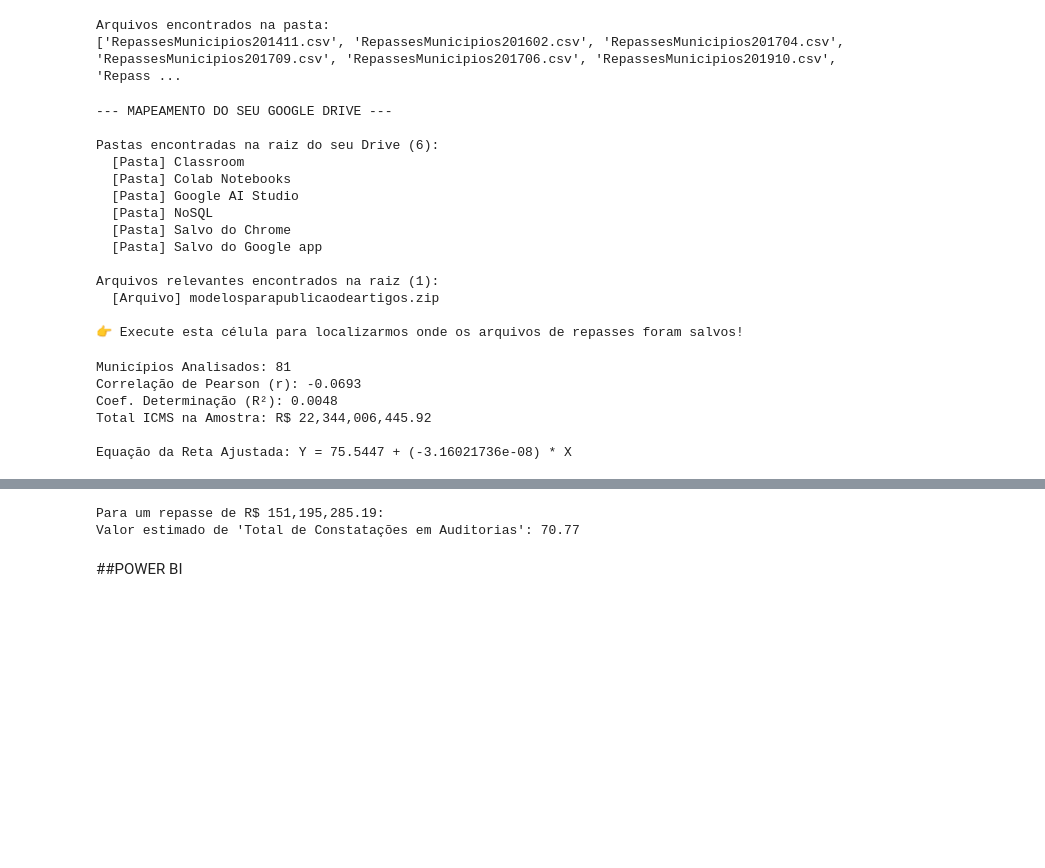
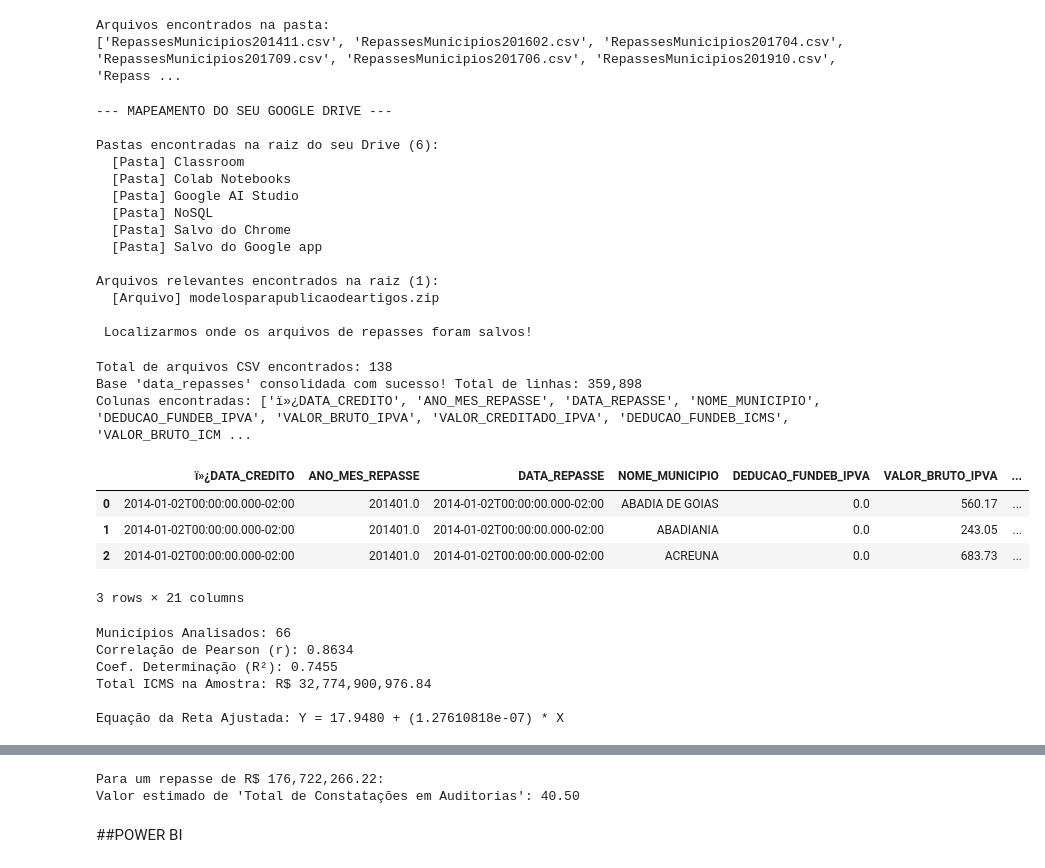
Before and after one commit to murilovieirasp/python, a Jupyter notebook: Cópia_de_banco_goias_db.ipynb, the cells around one changed output, grey strips where cells are left out. Cells and saved outputs as stored; diff of their text form; code cells hidden in the pictures; blank space fills up the shorter version.

```diff
--- a/Cópia_de_banco_goias_db.ipynb
+++ b/Cópia_de_banco_goias_db.ipynb
@@ -105,7 +105,7 @@ try:
 except Exception as e:
     print("Erro ao acessar o Google Drive:", e)
 
-print("\n👉 Execute esta célula para localizarmos onde os arquivos de repasses foram salvos!")
+print("\n Localizarmos onde os arquivos de repasses foram salvos!")
 # %% [output]
 --- MAPEAMENTO DO SEU GOOGLE DRIVE ---
 
@@ -120,7 +120,7 @@ Pastas encontradas na raiz do seu Drive (6):
 Arquivos relevantes encontrados na raiz (1):
   [Arquivo] modelosparapublicaodeartigos.zip
 
-👉 Execute esta célula para localizarmos onde os arquivos de repasses foram salvos!
+ Localizarmos onde os arquivos de repasses foram salvos!
 # %%
 municipios_selecionados = []
 
@@ -130,6 +130,40 @@ df_filtrado = df[df['municipio'].isin(municipios_selecionados)] if municipios_se
 col_y = "total_constatacoes"
 label_y = "Total de Constatações em Auditorias"
 col_x = "total_icms_repassado"
+# %%
+
+
+caminho_repasses = '/content/drive/MyDrive/Classroom/BUSINESS INTELLIGENCE IA2 2026_2/repasses_municipios_2014_2025'
+arquivos_csv = sorted(glob.glob(os.path.join(caminho_repasses, '*.csv')))
+
+print(f"Total de arquivos CSV encontrados: {len(arquivos_csv)}")
+
+lista_dfs = []
+for arquivo in arquivos_csv:
+    try:
+        # Tenta leitura padrão do portal Dados Abertos Goiás (ponto e vírgula + latin1)
+        df_temp = pd.read_csv(arquivo, sep=';', encoding='latin1', low_memory=False)
+        # Caso o arquivo venha separado por vírgula, relê com sep=','
+        if df_temp.shape[1] == 1:
+            df_temp = pd.read_csv(arquivo, sep=',', encoding='latin1', low_memory=False)
+        lista_dfs.append(df_temp)
+    except Exception as e:
+        print(f"Erro ao ler {os.path.basename(arquivo)}: {e}")
+
+data_repasses = pd.concat(lista_dfs, ignore_index=True)
+
+print(f"Base 'data_repasses' consolidada com sucesso! Total de linhas: {len(data_repasses):,}")
+print("Colunas encontradas:", list(data_repasses.columns))
+data_repasses.head(3)
+# %% [output]
+Total de arquivos CSV encontrados: 138
+Base 'data_repasses' consolidada com sucesso! Total de linhas: 359,898
+Colunas encontradas: ['ï»¿DATA_CREDITO', 'ANO_MES_REPASSE', 'DATA_REPASSE', 'NOME_MUNICIPIO', 'DEDUCAO_FUNDEB_IPVA', 'VALOR_BRUTO_IPVA', 'VALOR_CREDITADO_IPVA', 'DEDUCAO_FUNDEB_ICMS', 'VALOR_BRUTO_ICM ...
+|  | ï»¿DATA_CREDITO | ANO_MES_REPASSE | DATA_REPASSE | NOME_MUNICIPIO | DEDUCAO_FUNDEB_IPVA | VALOR_BRUTO_IPVA | ... |
+| 0 | 2014-01-02T00:00:00.000-02:00 | 201401.0 | 2014-01-02T00:00:00.000-02:00 | ABADIA DE GOIAS | 0.0 | 560.17 | ... |
+| 1 | 2014-01-02T00:00:00.000-02:00 | 201401.0 | 2014-01-02T00:00:00.000-02:00 | ABADIANIA | 0.0 | 243.05 | ... |
+| 2 | 2014-01-02T00:00:00.000-02:00 | 201401.0 | 2014-01-02T00:00:00.000-02:00 | ACREUNA | 0.0 | 683.73 | ... |
+3 rows × 21 columns
 # %%
 import unicodedata
 import numpy as np
@@ -269,12 +303,12 @@ print(
     f"\nEquação da Reta Ajustada: Y = {intercepto_b:.4f} + ({inclinacao_a:.8e}) * X"
 )
 # %% [output]
-Municípios Analisados: 81
-Correlação de Pearson (r): -0.0693
-Coef. Determinação (R²): 0.0048
-Total ICMS na Amostra: R$ 22,344,006,445.92
+Municípios Analisados: 66
+Correlação de Pearson (r): 0.8634
+Coef. Determinação (R²): 0.7455
+Total ICMS na Amostra: R$ 32,774,900,976.84
 
-Equação da Reta Ajustada: Y = 75.5447 + (-3.16021736e-08) * X
+Equação da Reta Ajustada: Y = 17.9480 + (1.27610818e-07) * X
 # %%
 
 x_range = np.linspace(X.min(), X.max(), 100)
@@ -415,8 +449,8 @@ y_estimado = intercepto_b + (inclinacao_a * valor_x_input)
 print(f"Para um repasse de R$ {valor_x_input:,.2f}:")
 print(f"Valor estimado de '{label_y}': {max(0, y_estimado):.2f}")
 # %% [output]
-Para um repasse de R$ 151,195,285.19:
-Valor estimado de 'Total de Constatações em Auditorias': 70.77
+Para um repasse de R$ 176,722,266.22:
+Valor estimado de 'Total de Constatações em Auditorias': 40.50
 # %% [markdown]
 ##POWER BI
 # %%
```
Also changed, not shown: parts of 7 cells of this notebook.
